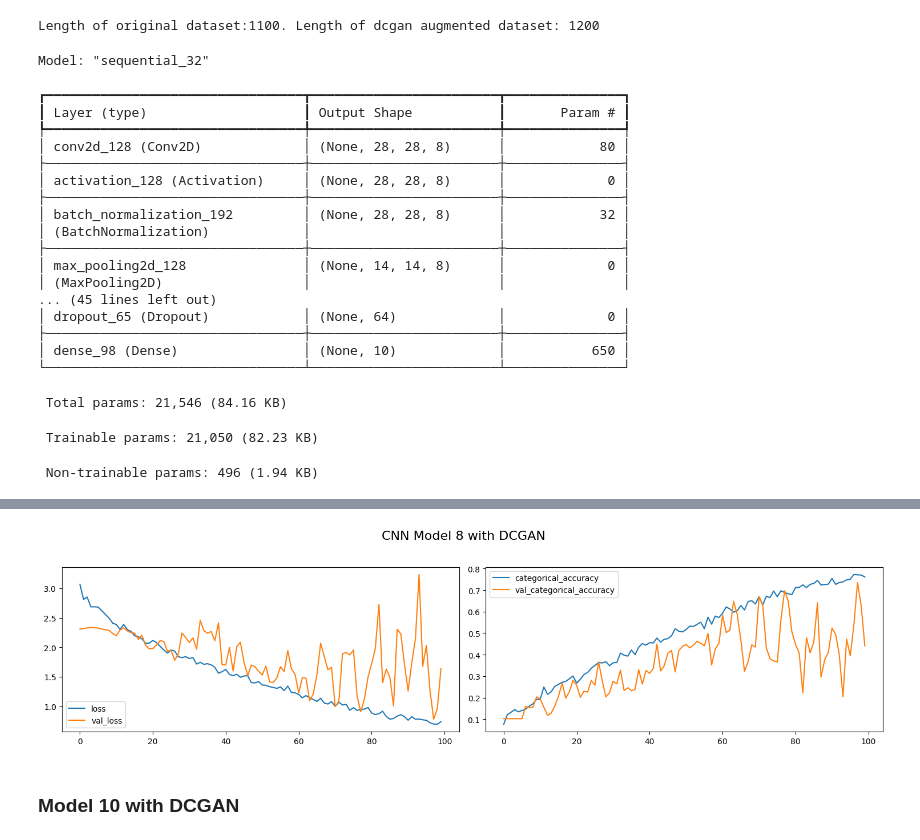
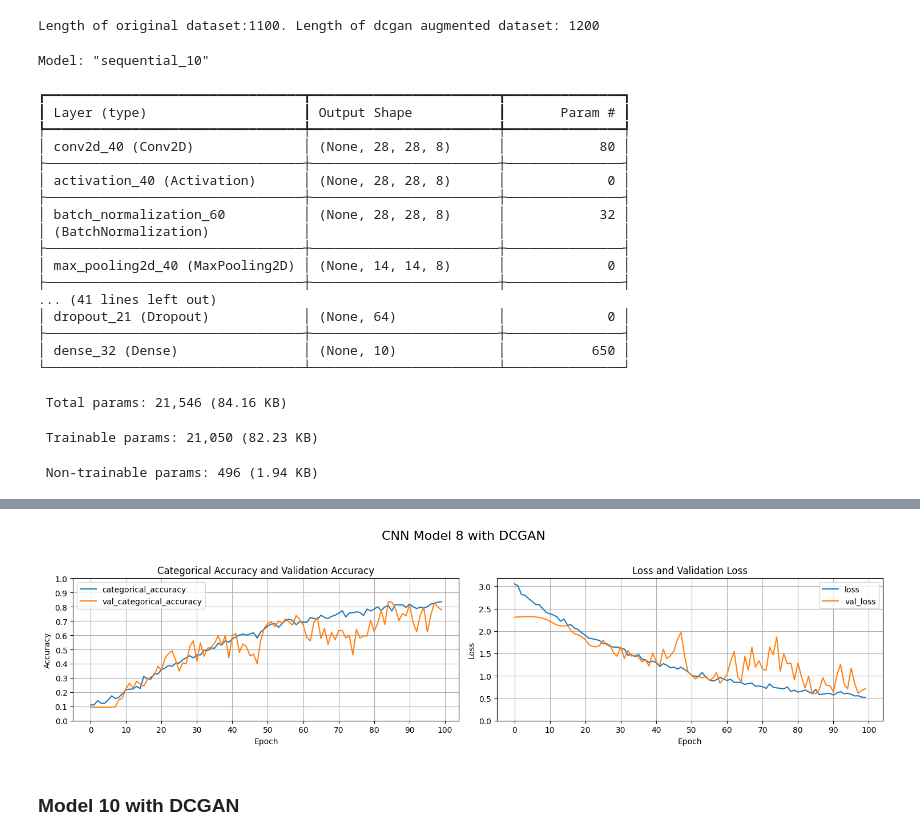
Before and after one commit to RichardOgujawa/dissertation_artefact, a Jupyter notebook: Deep_Convolutional_GAN(DCGAN)-2.ipynb, the cells around one changed output, grey strips where cells are left out. Drawn from its saved outputs; the diff is of its cells as text; code cells hidden in the pictures.

```diff
--- a/Deep_Convolutional_GAN(DCGAN)-2.ipynb
+++ b/Deep_Convolutional_GAN(DCGAN)-2.ipynb
@@ -1580,20 +1704,20 @@ Epoch 100/100
 # %% [markdown]
 ### 2.3 Model 10 with Augmented Data
 # %%
-# # Compile the model
-# conv_2d10_aug_data = ModelConv2D10()
-# model10_aug_data = conv_2d10_aug_data.define_model()
-# model10_aug_data.summary()
+# Compile the model
+conv_2d10_aug_data = ModelConv2D10()
+model10_aug_data = conv_2d10_aug_data.define_model()
+model10_aug_data.summary()
 
-# # Train the model
-# history10_aug = model10_aug_data.fit(augmented_x_train, augmented_y_train, epochs=100, batch_size=32, validation_data=(x_test, y_test))
+# Train the model
+history10_aug = model10_aug_data.fit(augmented_x_train, augmented_y_train, epochs=100, batch_size=32, validation_data=(x_test, y_test))
 
-# # Save the entire model
-# model10_aug_data.save('saved_models/model10_aug_data.keras')
+# Save the entire model
+model10_aug_data.save('saved_models/model10_aug_data.keras')
 
-# # Save the history object to a file
-# with open('saved_histories/history10_aug.json', 'w') as file:
-#     json.dump(history10_aug.history, file)
+# Save the history object to a file
+with open('saved_histories/history10_aug.json', 'w') as file:
+    json.dump(history10_aug.history, file)
 
 # Load the history object from the file
 with open('saved_histories/history10_aug.json', 'r') as file:
@@ -1681,20 +1805,20 @@ print(f"Length of original dataset:{len(og_x)}. Length of dcgan augmented datase
 # %% [output]
 Length of original dataset:1100. Length of dcgan augmented dataset: 1200
 # %%
-# # Compile Model
-# conv_2d8_dcgan_data = ModelConv2D8()
-# model8_dcgan_data = conv_2d8_dcgan_data.define_model()
-# model8_dcgan_data.summary()
+# Compile Model
+conv_2d8_dcgan_data = ModelConv2D8()
+model8_dcgan_data = conv_2d8_dcgan_data.define_model()
+model8_dcgan_data.summary()
 
-# # Train model
-# history8_dcgan = model8_dcgan_data.fit(dcgan_x_train, dcgan_y_train, epochs=100, batch_size=32, validation_data=(x_test, y_test))
+# Train model
+history8_dcgan = model8_dcgan_data.fit(dcgan_x_train, dcgan_y_train, epochs=100, batch_size=32, validation_data=(x_test, y_test))
 
-# # Save the entire model
-# model8_dcgan_data.save('saved_models/model8_dcgan_data.keras')
+# Save the entire model
+model8_dcgan_data.save('saved_models/model8_dcgan_data.keras')
 
-# ## Save the history object to a file
-# with open('saved_histories/history8_dcgan.json', 'w') as file:
-#     json.dump(history8_dcgan.history, file)
+## Save the history object to a file
+with open('saved_histories/history8_dcgan.json', 'w') as file:
+    json.dump(history8_dcgan.history, file)
 
 # Load the history object from the file
 with open('saved_histories/history8_dcgan.json', 'r') as file:
@@ -1702,23 +1826,23 @@ with open('saved_histories/history8_dcgan.json', 'r') as file:
 
 plot(history8_dcgan, 'CNN Model 8 with DCGAN')
 # %% [output]
-Model: "sequential_32"
+Model: "sequential_10"
 ┏━━━━━━━━━━━━━━━━━━━━━━━━━━━━━━━━━┳━━━━━━━━━━━━━━━━━━━━━━━━┳━━━━━━━━━━━━━━━┓
 ┃ Layer (type)                    ┃ Output Shape           ┃       Param # ┃
 ┡━━━━━━━━━━━━━━━━━━━━━━━━━━━━━━━━━╇━━━━━━━━━━━━━━━━━━━━━━━━╇━━━━━━━━━━━━━━━┩
-│ conv2d_128 (Conv2D)             │ (None, 28, 28, 8)      │            80 │
+│ conv2d_40 (Conv2D)              │ (None, 28, 28, 8)      │            80 │
 ├─────────────────────────────────┼────────────────────────┼───────────────┤
-│ activation_128 (Activation)     │ (None, 28, 28, 8)      │             0 │
+│ activation_40 (Activation)      │ (None, 28, 28, 8)      │             0 │
 ├─────────────────────────────────┼────────────────────────┼───────────────┤
-│ batch_normalization_192         │ (None, 28, 28, 8)      │            32 │
+│ batch_normalization_60          │ (None, 28, 28, 8)      │            32 │
 │ (BatchNormalization)            │                        │               │
 ├─────────────────────────────────┼────────────────────────┼───────────────┤
-│ max_pooling2d_128               │ (None, 14, 14, 8)      │             0 │
-│ (MaxPooling2D)                  │                        │               │
-... (45 lines left out)
-│ dropout_65 (Dropout)            │ (None, 64)             │             0 │
+│ max_pooling2d_40 (MaxPooling2D) │ (None, 14, 14, 8)      │             0 │
 ├─────────────────────────────────┼────────────────────────┼───────────────┤
-│ dense_98 (Dense)                │ (None, 10)             │           650 │
+... (41 lines left out)
+│ dropout_21 (Dropout)            │ (None, 64)             │             0 │
+├─────────────────────────────────┼────────────────────────┼───────────────┤
+│ dense_32 (Dense)                │ (None, 10)             │           650 │
 └─────────────────────────────────┴────────────────────────┴───────────────┘
  Total params: 21,546 (84.16 KB)
  Trainable params: 21,050 (82.23 KB)
@@ -1743,4 +1867,4 @@ Epoch 100/100
-[figure, old version]
+[figure, new version]
 # %% [markdown]
 ### Model 10 with DCGAN
 # %%
```
Also changed, not shown: parts of 17 cells of this notebook, 36 other files.
